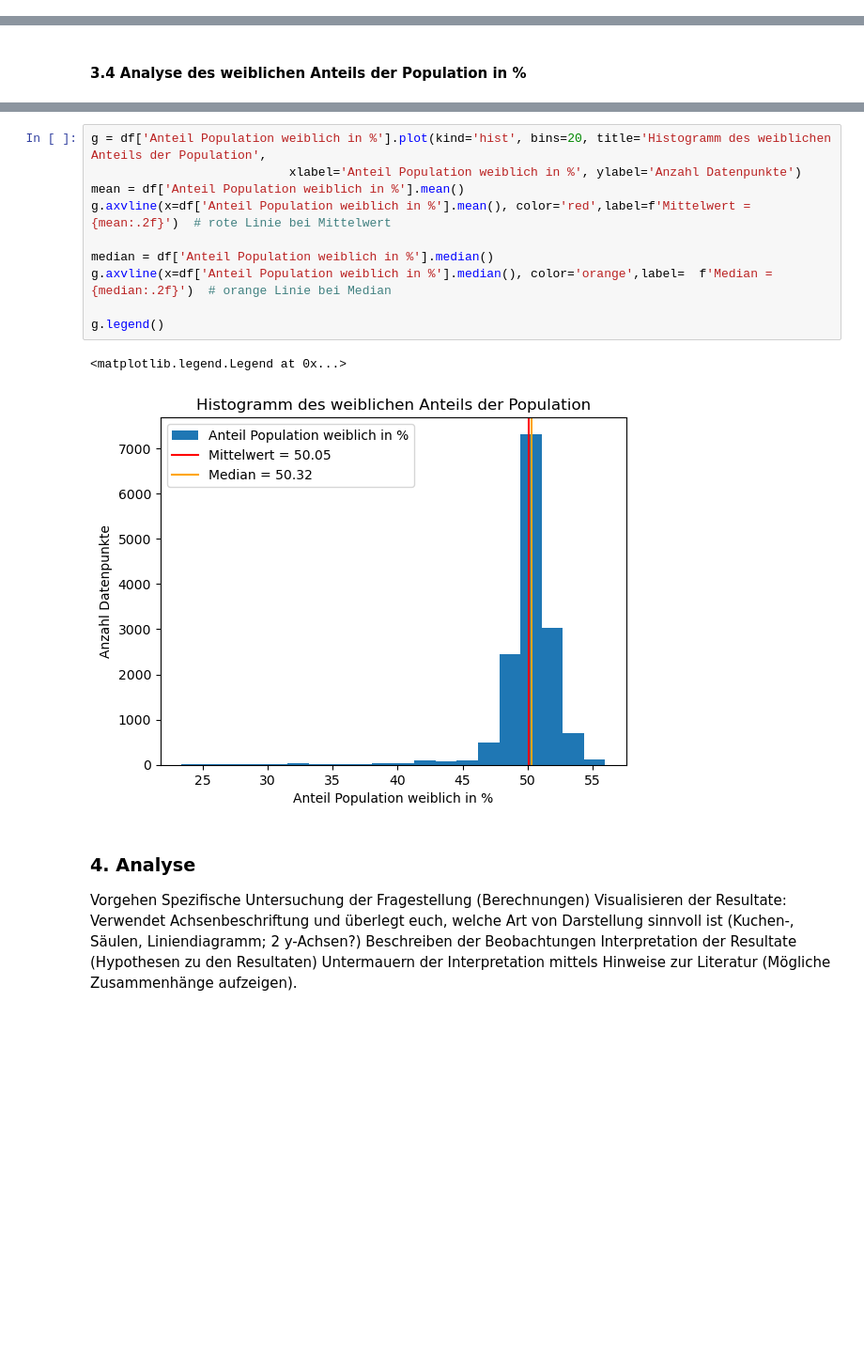
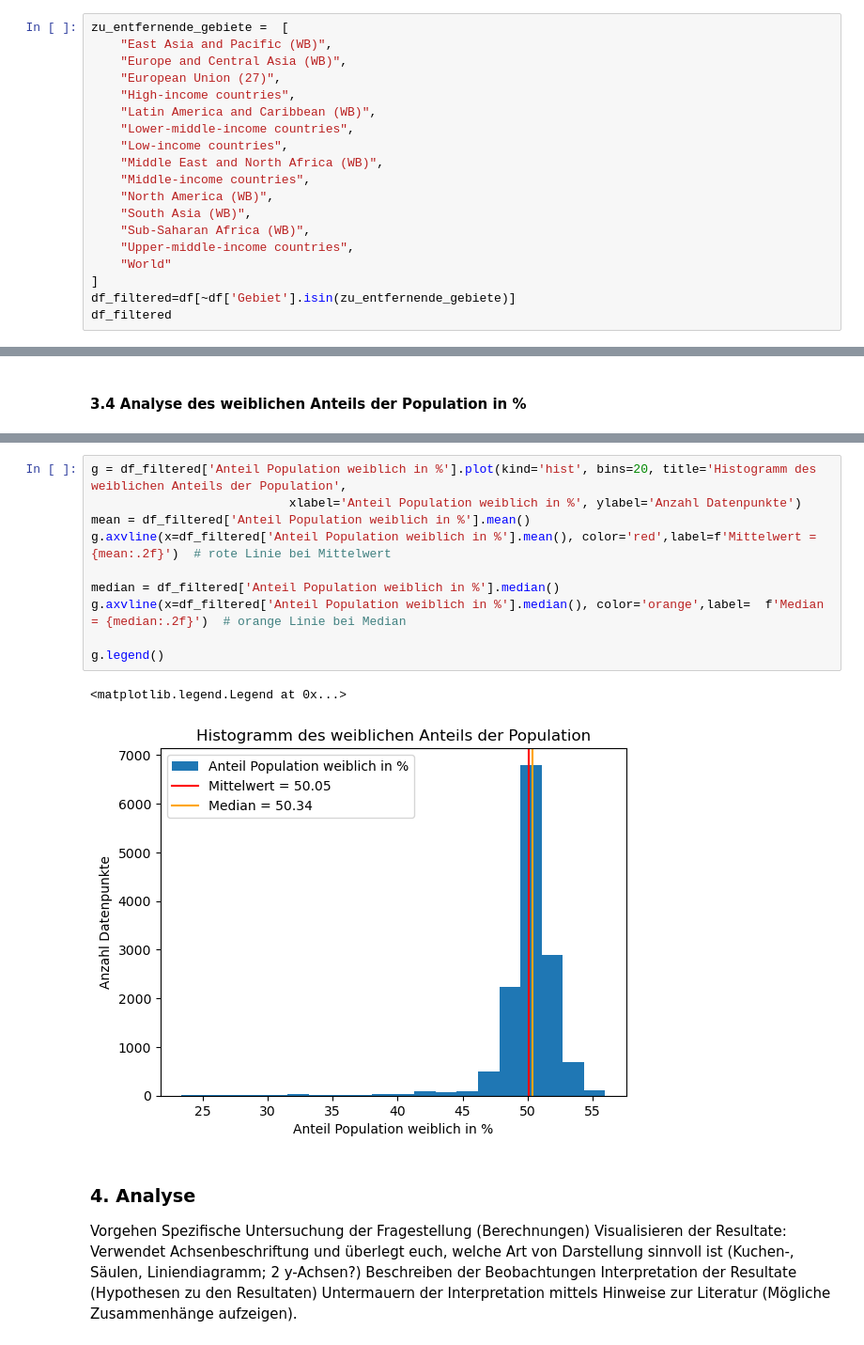
Before and after one commit to elenabuchli/Leistungsnachweis_2, a Jupyter notebook: Leistungsnachweis_Python_Frauenanteil.ipynb, the cells around one changed output, grey strips where cells are left out. Shown at 94% size. Drawn from its saved outputs; the diff is of its cells as text; blank space fills up the shorter version.

```diff
--- a/Leistungsnachweis_Python_Frauenanteil.ipynb
+++ b/Leistungsnachweis_Python_Frauenanteil.ipynb
@@ -40,0 +53,19 @@ Welche Datentypen kommen in meinem Datensatz vor?
+# %%
+zu_entfernende_gebiete =  [
+    "East Asia and Pacific (WB)",
+    "Europe and Central Asia (WB)",
+    "European Union (27)",
+    "High-income countries",
+    "Latin America and Caribbean (WB)",
+    "Lower-middle-income countries",
+    "Low-income countries",
+    "Middle East and North Africa (WB)",
+    "Middle-income countries",
+    "North America (WB)",
+    "South Asia (WB)",
+    "Sub-Saharan Africa (WB)",
+    "Upper-middle-income countries",
+    "World"
+]
+df_filtered=df[~df['Gebiet'].isin(zu_entfernende_gebiete)]
+df_filtered
@@ -175,17 +216,17 @@ pd.DataFrame(x)
 | max | 55.943850 |
 # %%
-g = df['Anteil Population weiblich in %'].plot(kind='hist', bins=20, title='Histogramm des weiblichen Anteils der Population',
+g = df_filtered['Anteil Population weiblich in %'].plot(kind='hist', bins=20, title='Histogramm des weiblichen Anteils der Population',
                            xlabel='Anteil Population weiblich in %', ylabel='Anzahl Datenpunkte')
-mean = df['Anteil Population weiblich in %'].mean()
-g.axvline(x=df['Anteil Population weiblich in %'].mean(), color='red',label=f'Mittelwert = {mean:.2f}')  # rote Linie bei Mittelwert
+mean = df_filtered['Anteil Population weiblich in %'].mean()
+g.axvline(x=df_filtered['Anteil Population weiblich in %'].mean(), color='red',label=f'Mittelwert = {mean:.2f}')  # rote Linie bei Mittelwert
 
-median = df['Anteil Population weiblich in %'].median()
-g.axvline(x=df['Anteil Population weiblich in %'].median(), color='orange',label=  f'Median = {median:.2f}')  # orange Linie bei Median
+median = df_filtered['Anteil Population weiblich in %'].median()
+g.axvline(x=df_filtered['Anteil Population weiblich in %'].median(), color='orange',label=  f'Median = {median:.2f}')  # orange Linie bei Median
 
 g.legend()
 # %% [output]
 <matplotlib.legend.Legend at 0x...>
-[figure, old version]
+[figure, new version]
 # %% [markdown]
 ### 4. Analyse
 Vorgehen
```
Also changed, not shown: parts of 19 cells of this notebook.
